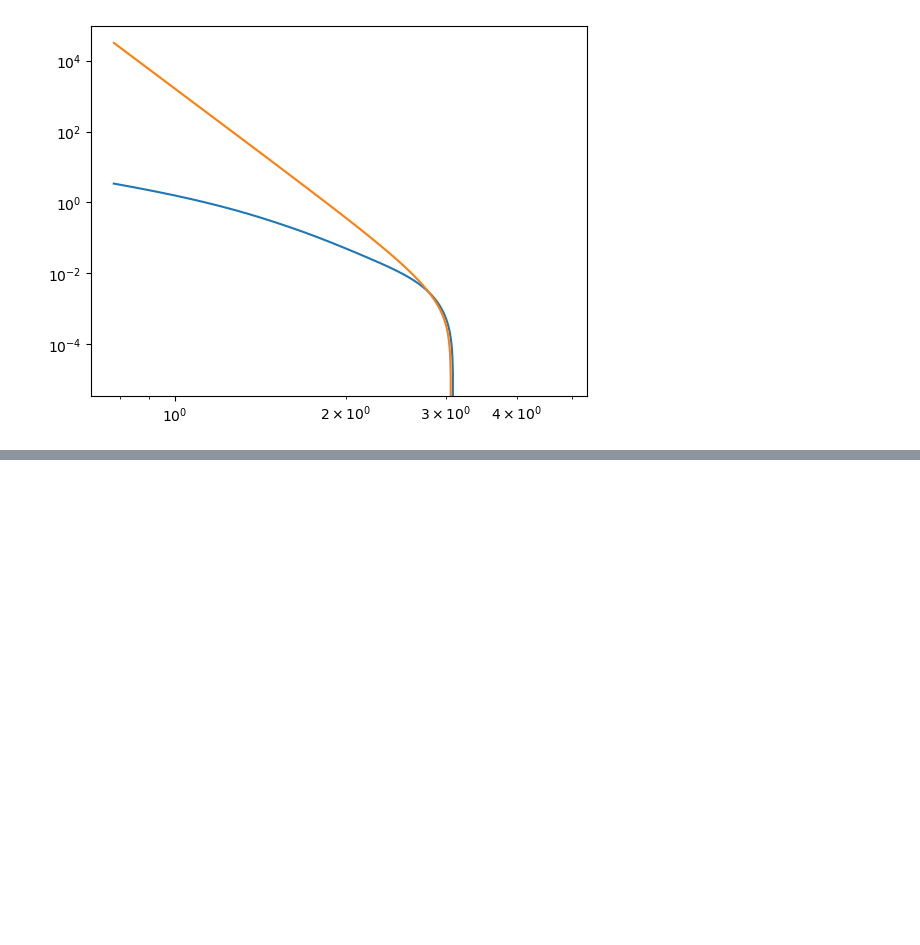
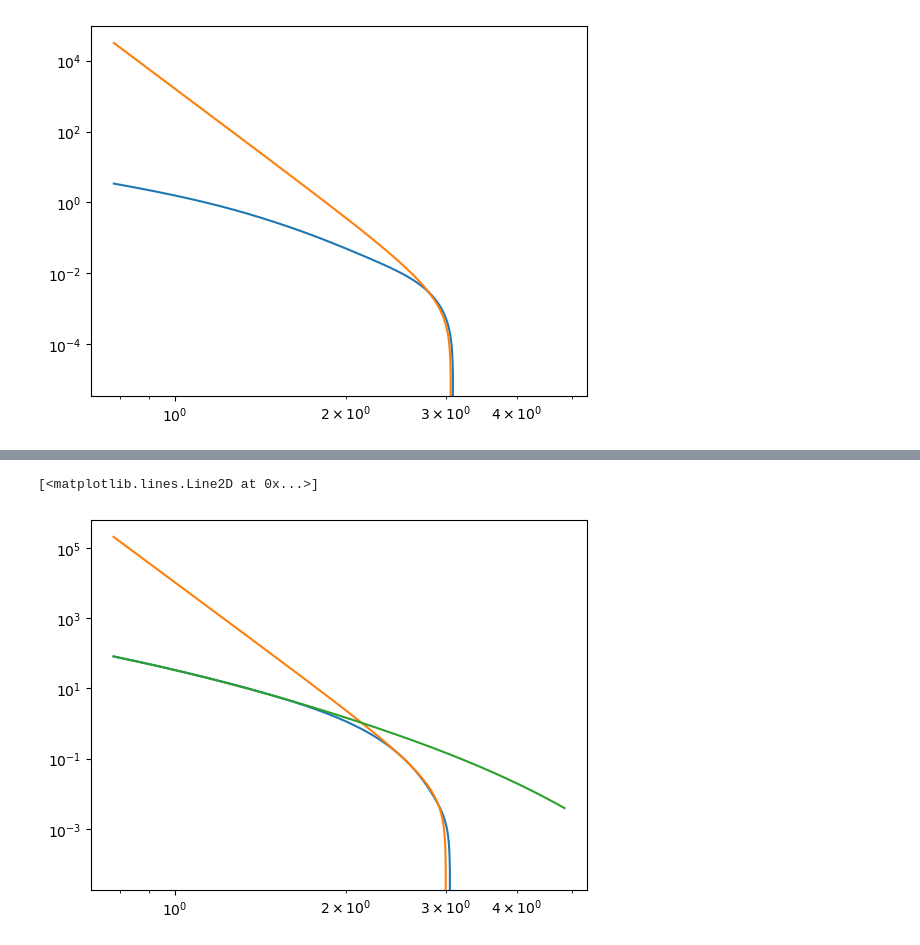
Before and after one commit to Samanyu-T/Lammps_MD, a Jupyter notebook: Jupyter_Notebooks/test_energies.ipynb, the cells around one changed output, grey strips where cells are left out. Cells and saved outputs as stored; diff of their text form; code cells hidden in the pictures; blank space fills up the shorter version.

```diff
--- a/Jupyter_Notebooks/test_energies.ipynb
+++ b/Jupyter_Notebooks/test_energies.ipynb
@@ -475,0 +647,15 @@ plt.loglog(r[200:], LJ(lj_res.x, r[200:]))
+# %%
+r = np.linspace(0, eam_fit.pot_params['rc'], eam_fit.pot_params['Nr'])[1:]
+
+dr = eam_fit.pot_params['rc']/eam_fit.pot_params['Nr']
+
+phi = eam_fit.pot_lammps['W-He'][1:] / r
+
+plt.loglog(r[200:], phi[200:], label='our-work')
+
+plt.loglog(r[200:], LJ(lj_res.x, r[200:]))
+
+plt.loglog(r[200:], zbl_whe.eval_zbl(r[200:]))
+# %% [output]
+[<matplotlib.lines.Line2D at 0x...>]
+[figure, added]
```
Also changed, not shown: parts of 10 cells of this notebook, 3 other files.
